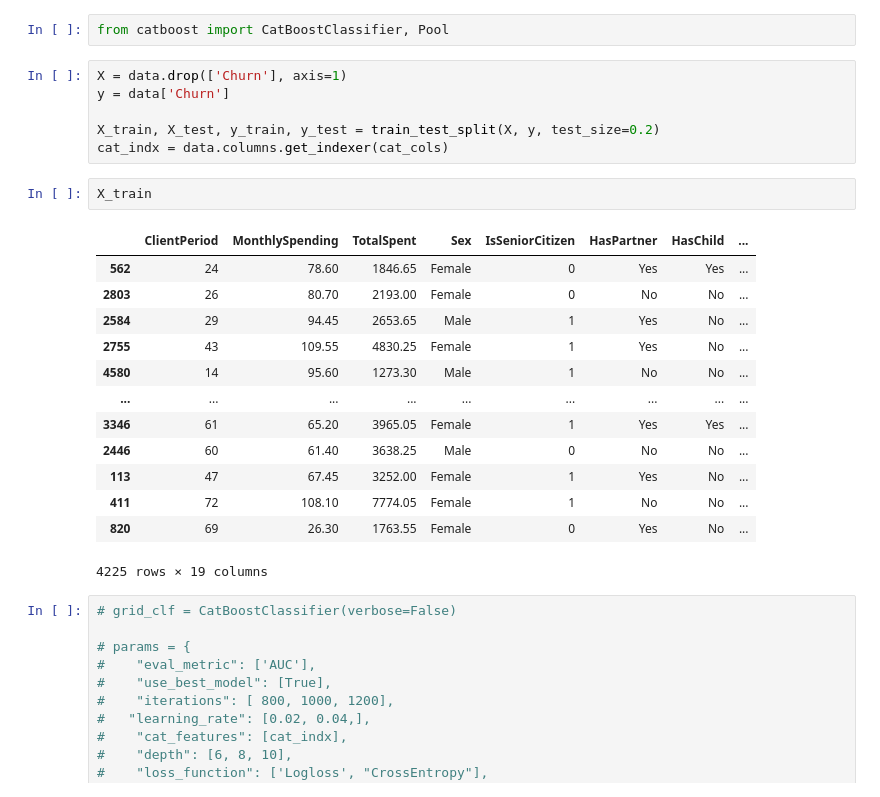
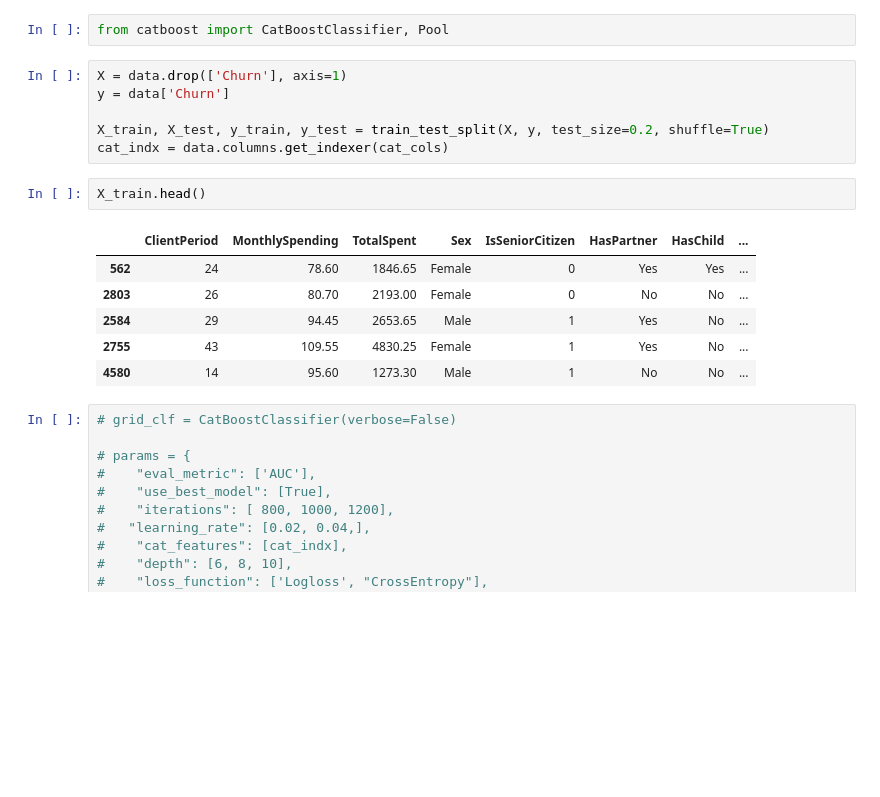
Before and after one commit to kirvlasenkov/DLS, a Jupyter notebook: homeworks/task_03/kaggle_solution.ipynb, the cells around one changed output. Drawn from its saved outputs; the diff is of its cells as text; blank space fills up the shorter version.

```diff
--- a/homeworks/task_03/kaggle_solution.ipynb
+++ b/homeworks/task_03/kaggle_solution.ipynb
@@ -610,24 +610,17 @@ from catboost import CatBoostClassifier, Pool
 X = data.drop(['Churn'], axis=1)
 y = data['Churn']
 
-X_train, X_test, y_train, y_test = train_test_split(X, y, test_size=0.2)
+X_train, X_test, y_train, y_test = train_test_split(X, y, test_size=0.2, shuffle=True)
 cat_indx = data.columns.get_indexer(cat_cols)
 # %%
-X_train
+X_train.head()
 # %% [output]
 |  | ClientPeriod | MonthlySpending | TotalSpent | Sex | IsSeniorCitizen | HasPartner | HasChild | ... |
 | 562 | 24 | 78.60 | 1846.65 | Female | 0 | Yes | Yes | ... |
 | 2803 | 26 | 80.70 | 2193.00 | Female | 0 | No | No | ... |
 | 2584 | 29 | 94.45 | 2653.65 | Male | 1 | Yes | No | ... |
 | 2755 | 43 | 109.55 | 4830.25 | Female | 1 | Yes | No | ... |
 | 4580 | 14 | 95.60 | 1273.30 | Male | 1 | No | No | ... |
-| ... | ... | ... | ... | ... | ... | ... | ... | ... |
-| 3346 | 61 | 65.20 | 3965.05 | Female | 1 | Yes | Yes | ... |
-| 2446 | 60 | 61.40 | 3638.25 | Male | 0 | No | No | ... |
-| 113 | 47 | 67.45 | 3252.00 | Female | 1 | Yes | No | ... |
-| 411 | 72 | 108.10 | 7774.05 | Female | 1 | No | No | ... |
-| 820 | 69 | 26.30 | 1763.55 | Female | 0 | Yes | No | ... |
-4225 rows × 19 columns
 # %%
 # grid_clf = CatBoostClassifier(verbose=False)
 
```
Also changed, not shown: parts of 8 cells of this notebook.
